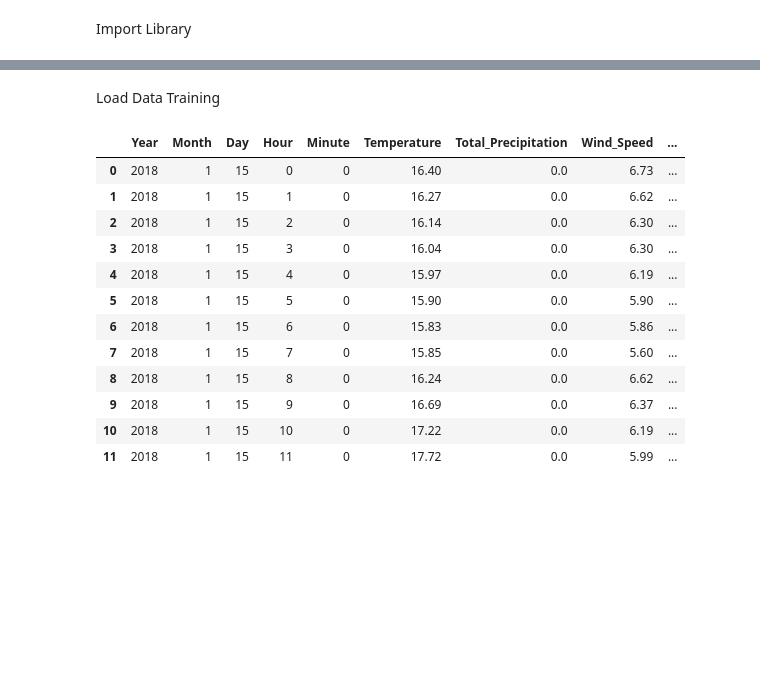
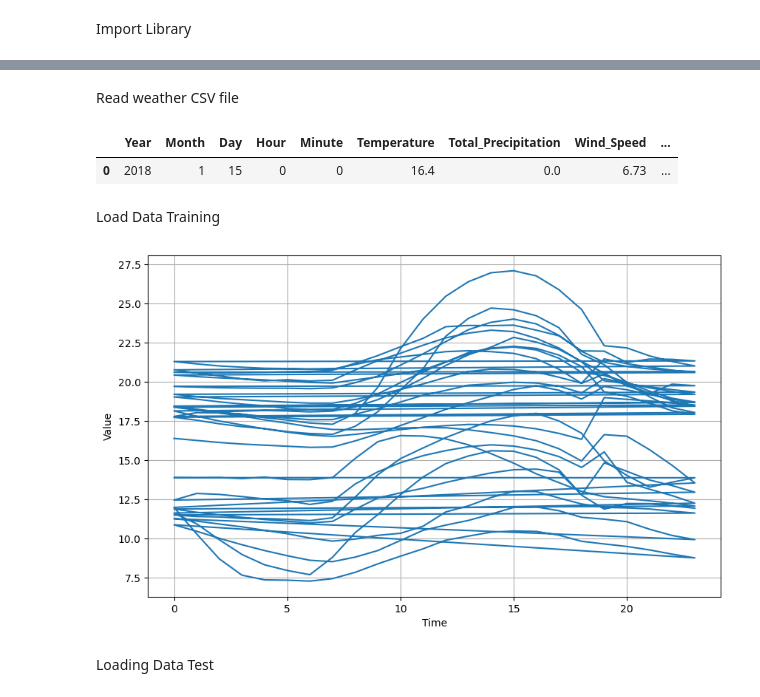
Before and after one commit to EdowanLupin/EdowanLupin, a Jupyter notebook: weather_forecast.ipynb, the cells around one changed output, grey strips where cells are left out. Cells and saved outputs as stored; diff of their text form; code cells hidden in the pictures; blank space fills up the shorter version.

```diff
--- a/weather_forecast.ipynb
+++ b/weather_forecast.ipynb
@@ -11,20 +13,39 @@ import matplotlib.pyplot as plt
+# %%
+import matplotlib.pyplot as plt
+def plot_series(time, series, format="-", start=0,end=None):
+    plt.plot(time[start:end],series[start:end], format)
+    plt.xlabel("Time")
+    plt.ylabel("Value")
+    plt.grid(True)
+# %% [markdown]
+Read weather CSV file
+# %%
+file_path = 'weather.csv'
+data=pd.read_csv(file_path, delimiter=',',header=11,skipinitialspace=True)
+data.head(1)
+# %% [output]
+|  | Year | Month | Day | Hour | Minute | Temperature | Total_Precipitation | Wind_Speed | ... |
+| 0 | 2018 | 1 | 15 | 0 | 0 | 16.4 | 0.0 | 6.73 | ... |
 # %% [markdown]
 Load Data Training
-# %%
-file_path = 'weather.csv'
-data=pd.read_csv(file_path, delimiter=',',header=11,skipinitialspace=True)
-data.head(12)
-# %% [output]
-|  | Year | Month | Day | Hour | Minute | Temperature | Total_Precipitation | Wind_Speed | ... |
-| 0 | 2018 | 1 | 15 | 0 | 0 | 16.40 | 0.0 | 6.73 | ... |
-| 1 | 2018 | 1 | 15 | 1 | 0 | 16.27 | 0.0 | 6.62 | ... |
-| 2 | 2018 | 1 | 15 | 2 | 0 | 16.14 | 0.0 | 6.30 | ... |
-| 3 | 2018 | 1 | 15 | 3 | 0 | 16.04 | 0.0 | 6.30 | ... |
-| 4 | 2018 | 1 | 15 | 4 | 0 | 15.97 | 0.0 | 6.19 | ... |
-| 5 | 2018 | 1 | 15 | 5 | 0 | 15.90 | 0.0 | 5.90 | ... |
-| 6 | 2018 | 1 | 15 | 6 | 0 | 15.83 | 0.0 | 5.86 | ... |
-| 7 | 2018 | 1 | 15 | 7 | 0 | 15.85 | 0.0 | 5.60 | ... |
-| 8 | 2018 | 1 | 15 | 8 | 0 | 16.24 | 0.0 | 6.62 | ... |
-| 9 | 2018 | 1 | 15 | 9 | 0 | 16.69 | 0.0 | 6.37 | ... |
-| 10 | 2018 | 1 | 15 | 10 | 0 | 17.22 | 0.0 | 6.19 | ... |
-| 11 | 2018 | 1 | 15 | 11 | 0 | 17.72 | 0.0 | 5.99 | ... |
+# %%
+temperature = np.array(data['Temperature'])
+time = np.array(data['Hour'])
+num_periods = 24
+f_horizon = 1
+x_data = temperature[:(len(temperature)-(num_periods*2))]
+x_batches = x_data.reshape(-1, num_periods, 1)
+
+y_data = temperature[1:(len(temperature)-(num_periods*2))+f_horizon]
+y_batches = y_data.reshape(-1, num_periods, 1)
+# print(time)
+# print(temperature)
+# print(y_data)
+# print(y_batches)
+# print(y_batches.shape)
+plt.figure(figsize=(10,6))
+plot_series(time, temperature)
+# %% [output]
+[figure, added]
+# %% [markdown]
+Loading Data Test
```
Also changed, not shown: parts of 3 cells of this notebook, 1 other file.
